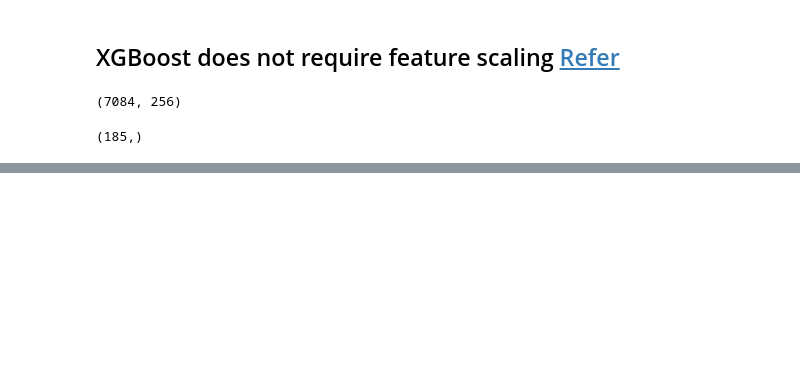
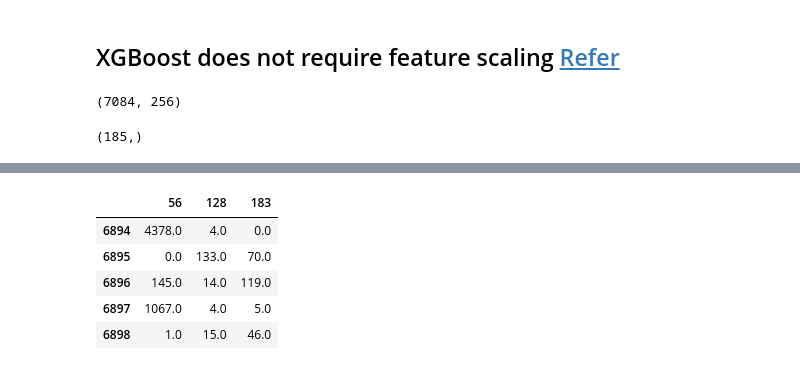
Before and after one commit to ace-racer/Extending-Board-Games-using-deep-learning, a Jupyter notebook: chess_piece_detection/3_class_classifier/ColorClassificationXGB.ipynb, the cells around one changed output, grey strips where cells are left out. Saved outputs shown, nothing was run; the diff lists cells and outputs as text; code cells hidden in the pictures; blank space fills up the shorter version.

```diff
--- a/chess_piece_detection/3_class_classifier/ColorClassificationXGB.ipynb
+++ b/chess_piece_detection/3_class_classifier/ColorClassificationXGB.ipynb
@@ -265,0 +295,11 @@ clf.feature_importances_
+# %%
+import pandas as pd
+X_train_df = pd.DataFrame(data=X_train, index=list(range(X_train.shape[0])), columns=[str(x) for x in range(256)])
+X_train_df.tail()[["56", "128", "183"]]
+# %% [output]
+|  | 56 | 128 | 183 |
+| 6894 | 4378.0 | 4.0 | 0.0 |
+| 6895 | 0.0 | 133.0 | 70.0 |
+| 6896 | 145.0 | 14.0 | 119.0 |
+| 6897 | 1067.0 | 4.0 | 5.0 |
+| 6898 | 1.0 | 15.0 | 46.0 |
```
Also changed, not shown: parts of 14 cells of this notebook.
